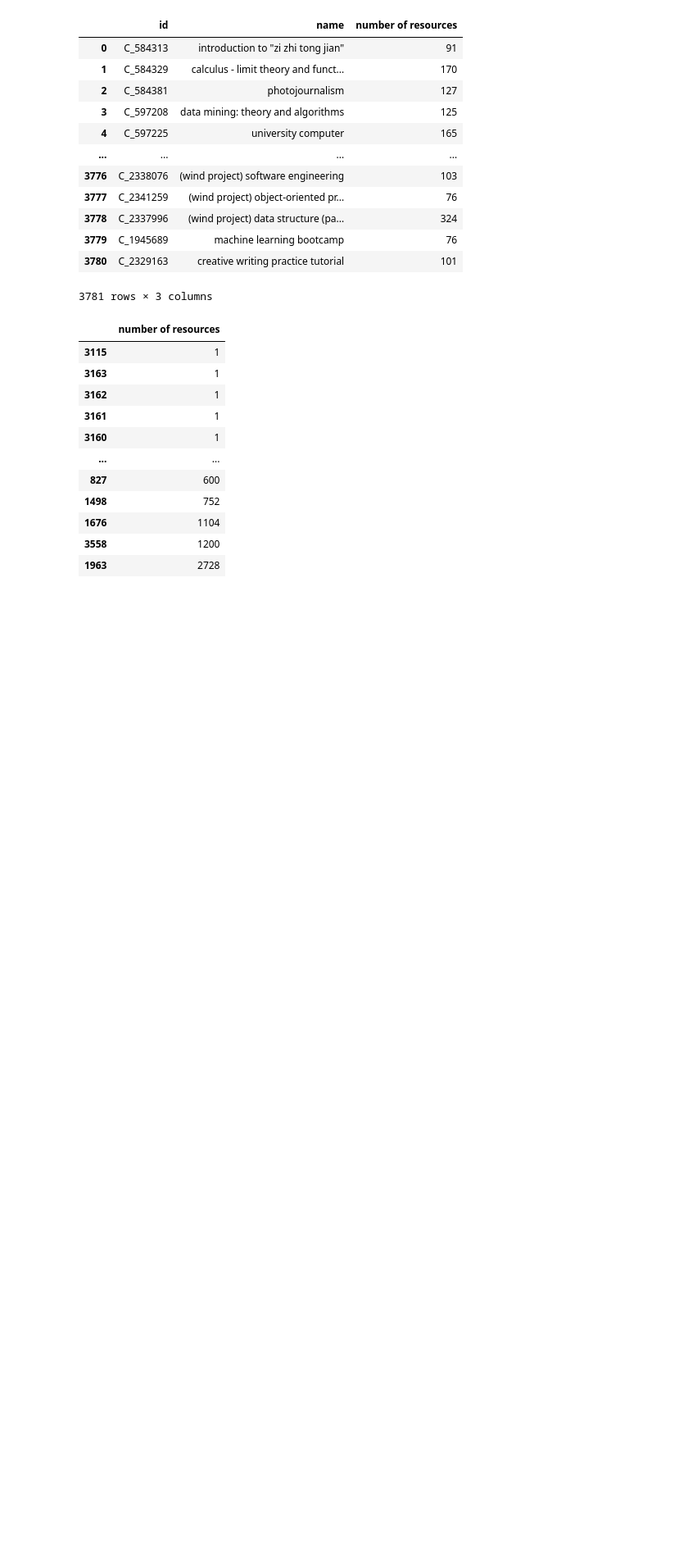
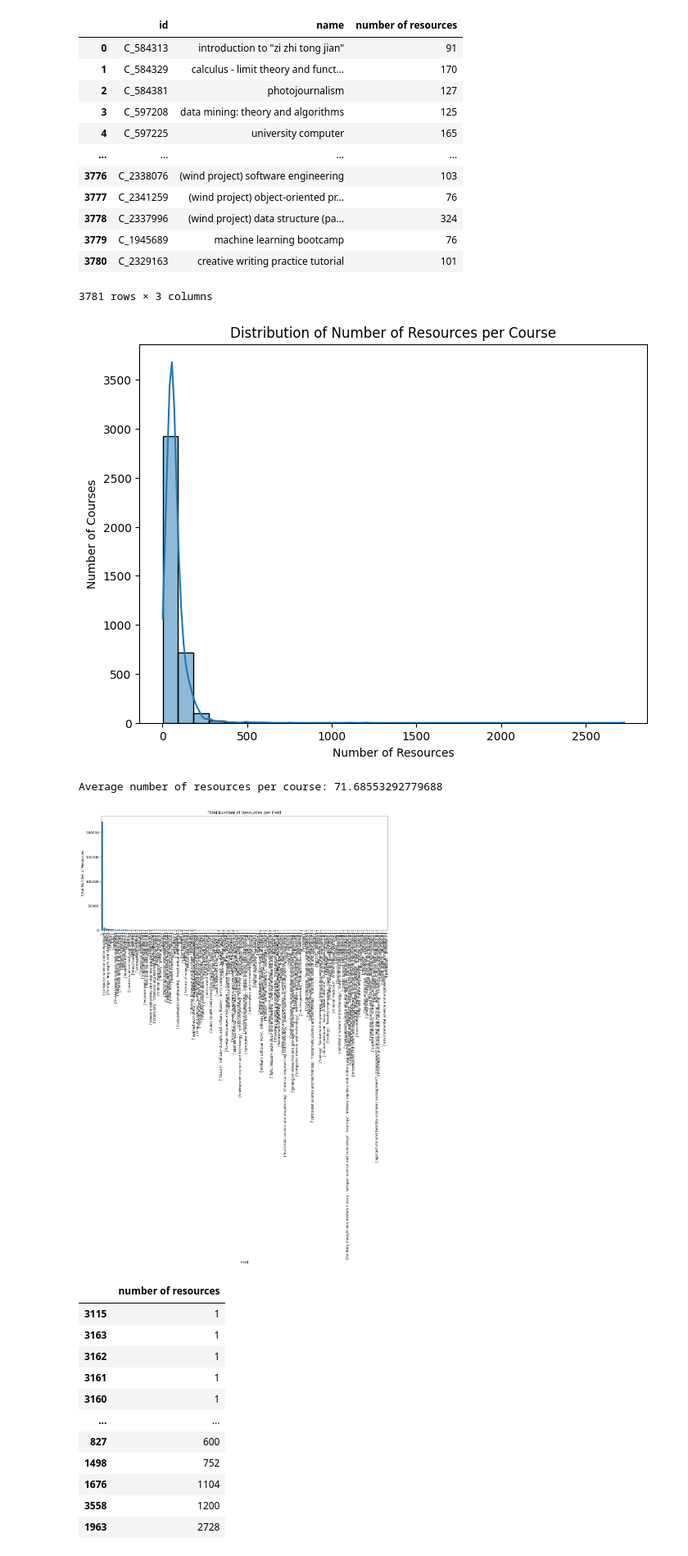
Before and after one commit to Wan1302/DS317-project, a Jupyter notebook: notebooks/Code/EDA/Course_EDA.ipynb, the cells around one changed output. Shown at 82% size. Cells and saved outputs as stored; diff of their text form; code cells hidden in the pictures; blank space fills up the shorter version.

```diff
--- a/notebooks/Code/EDA/Course_EDA.ipynb
+++ b/notebooks/Code/EDA/Course_EDA.ipynb
@@ -257,6 +130,43 @@ course_df[['id', 'name', 'number of resources']]
 | 3779 | C_1945689 | machine learning bootcamp | 76 |
 | 3780 | C_2329163 | creative writing practice tutorial | 101 |
 3781 rows × 3 columns
+# %%
+import matplotlib.pyplot as plt
+import seaborn as sns
+
+# Assuming 'course_df' is your DataFrame as defined in the previous code
+
+plt.figure(figsize=(8, 6))
+sns.histplot(course_df['number of resources'], bins=30, kde=True)
+plt.title('Distribution of Number of Resources per Course')
+plt.xlabel('Number of Resources')
+plt.ylabel('Number of Courses')
+plt.show()
+
+
+# Calculate the average number of resources
+average_resources = course_df['number of resources'].mean()
+print(f"Average number of resources per course: {average_resources}")
+
+# Group courses by 'field' and calculate the total number of resources for each field
+field_resource_counts = course_df.groupby('field')['number of resources'].sum().reset_index()
+
+# Sort by total resource counts
+field_resource_counts = field_resource_counts.sort_values(by='number of resources', ascending=False)
+
+
+# Create a bar plot
+plt.figure(figsize=(15, 6))
+sns.barplot(x='field', y='number of resources', data=field_resource_counts)
+plt.title('Total Number of Resources per Field')
+plt.xlabel('Field')
+plt.ylabel('Total Number of Resources')
+plt.xticks(rotation=90)  # Rotate x-axis labels for better readability
+plt.show()
+# %% [output]
+[figure, added]
+Average number of resources per course: 71.68553292779688
+[figure, added]
 # %%
 count_resources = course_df['number of resources'].sort_values()
 count_resources
```
Also changed, not shown: parts of 8 cells of this notebook, 2 other files.
